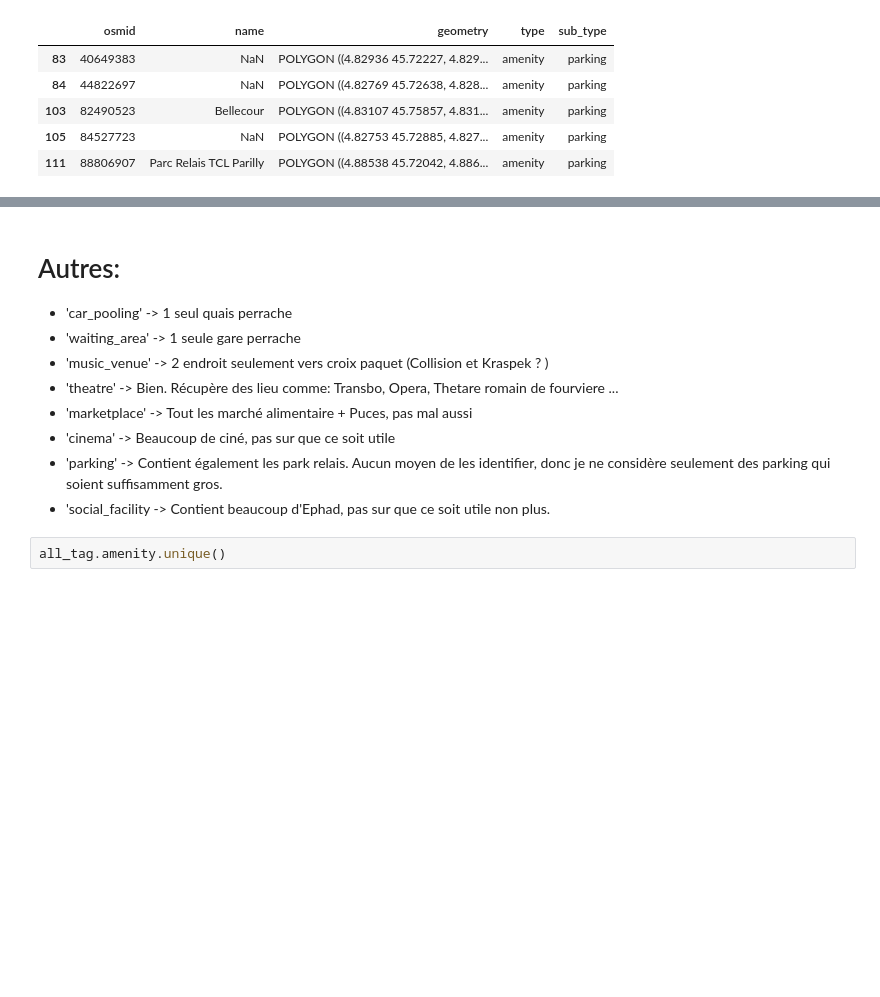
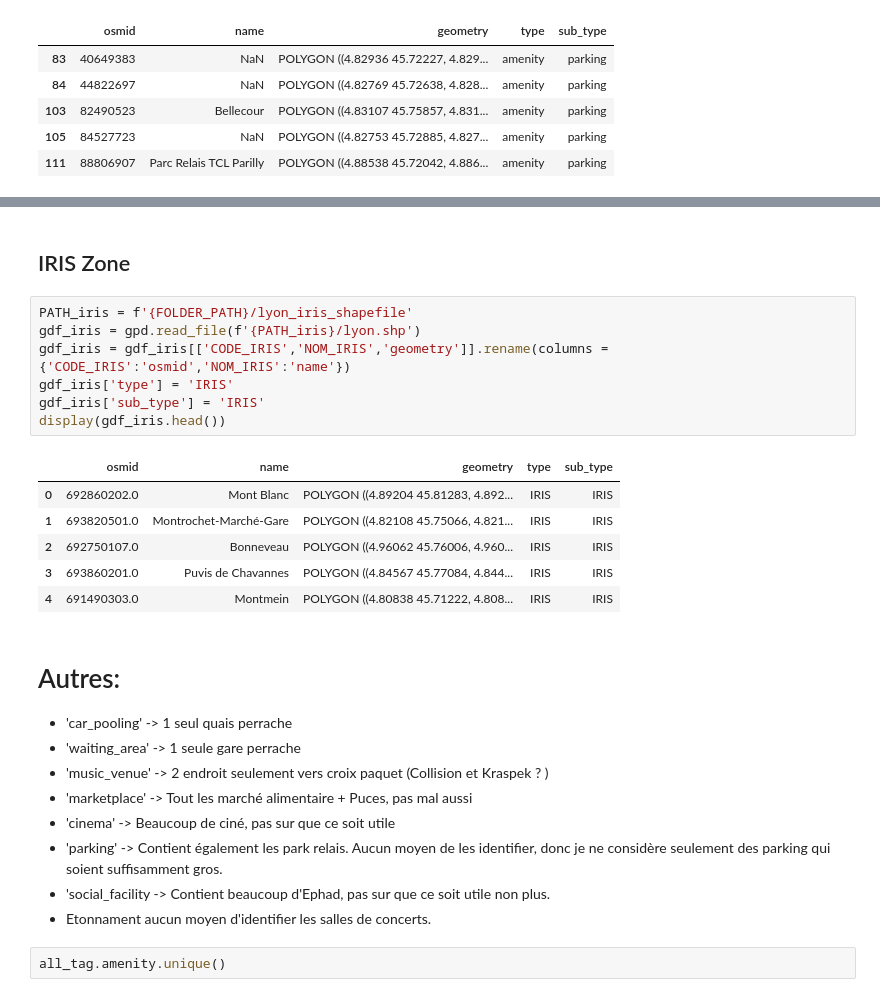
Before and after one commit to Fr-ocasting/prediction-validation, a Jupyter notebook: build_inputs/build_POIs.ipynb, the cells around one changed output, grey strips where cells are left out. Cells and saved outputs as stored; diff of their text form; blank space fills up the shorter version.

```diff
--- a/build_inputs/build_POIs.ipynb
+++ b/build_inputs/build_POIs.ipynb
@@ -253,13 +289,29 @@ gdf_parkings.head()
+# %% [markdown]
+## IRIS Zone
+# %%
+PATH_iris = f'{FOLDER_PATH}/lyon_iris_shapefile'
+gdf_iris = gpd.read_file(f'{PATH_iris}/lyon.shp')
+gdf_iris = gdf_iris[['CODE_IRIS','NOM_IRIS','geometry']].rename(columns = {'CODE_IRIS':'osmid','NOM_IRIS':'name'})
+gdf_iris['type'] = 'IRIS'
+gdf_iris['sub_type'] = 'IRIS'
+display(gdf_iris.head())
+# %% [output]
+|  | osmid | name | geometry | type | sub_type |
+| 0 | 692860202.0 | Mont Blanc | POLYGON ((4.89204 45.81283, 4.892... | IRIS | IRIS |
+| 1 | 693820501.0 | Montrochet-Marché-Gare | POLYGON ((4.82108 45.75066, 4.821... | IRIS | IRIS |
+| 2 | 692750107.0 | Bonneveau | POLYGON ((4.96062 45.76006, 4.960... | IRIS | IRIS |
+| 3 | 693860201.0 | Puvis de Chavannes | POLYGON ((4.84567 45.77084, 4.844... | IRIS | IRIS |
+| 4 | 691490303.0 | Montmein | POLYGON ((4.80838 45.71222, 4.808... | IRIS | IRIS |
 # %% [markdown]
 # Autres:
 - 'car_pooling' -> 1 seul quais perrache
 - 'waiting_area' -> 1 seule gare perrache
 - 'music_venue' -> 2 endroit seulement vers croix paquet (Collision et Kraspek ? )
-- 'theatre' -> Bien. Récupère des lieu comme: Transbo, Opera, Thetare romain de fourviere ...
 - 'marketplace' -> Tout les marché alimentaire  + Puces, pas mal aussi
 - 'cinema'   -> Beaucoup de ciné, pas sur que ce soit utile
 - 'parking'  -> Contient également les park relais. Aucun moyen de les identifier, donc je ne considère seulement des parking qui soient suffisamment gros.
 - 'social_facility -> Contient beaucoup d'Ephad, pas sur que ce soit utile non plus.
+- Etonnament aucun moyen d'identifier les salles de concerts.
 # %%
 all_tag.amenity.unique()
 # %% [output]
```
Also changed, not shown: parts of 9 cells of this notebook, 1 other file.
